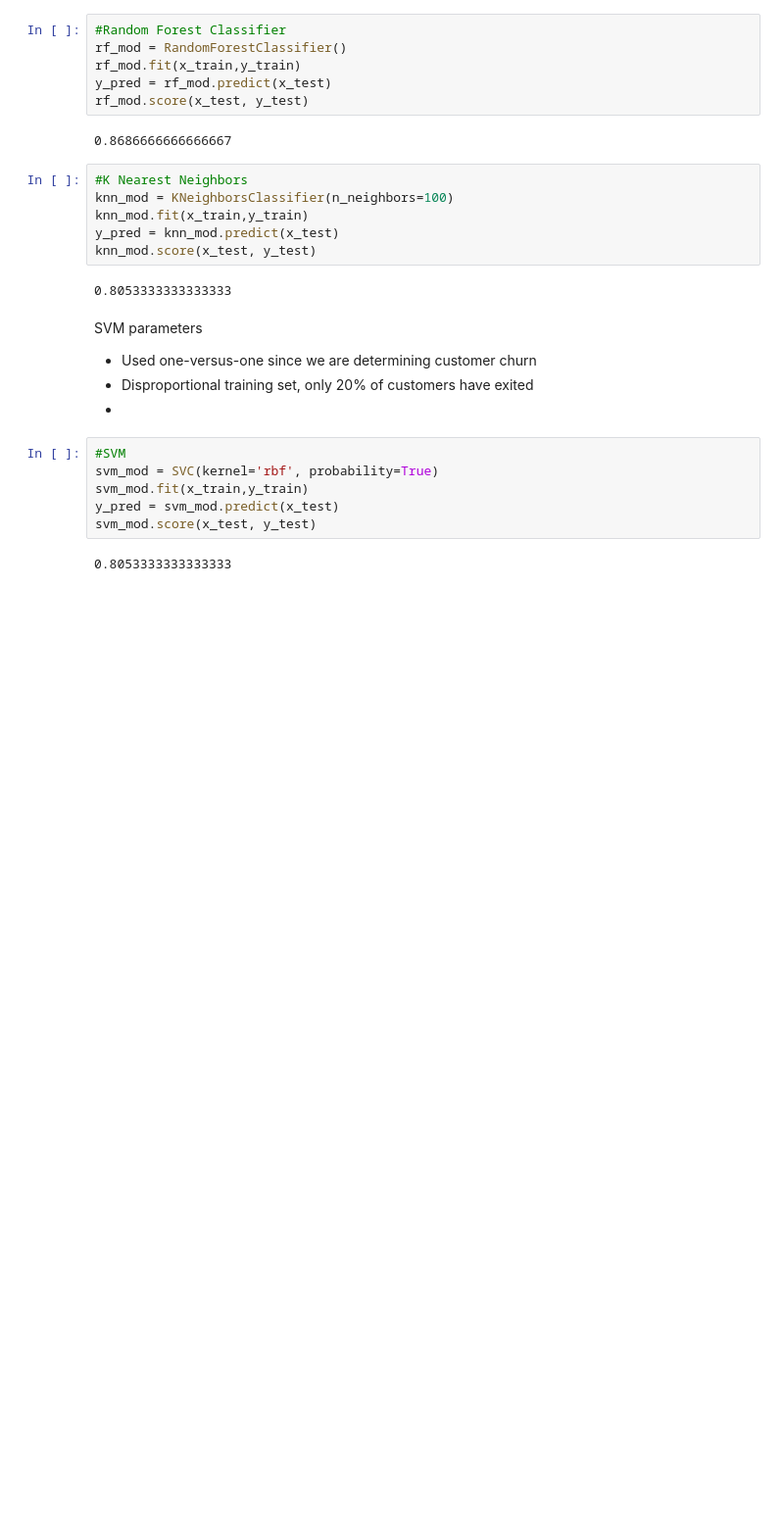
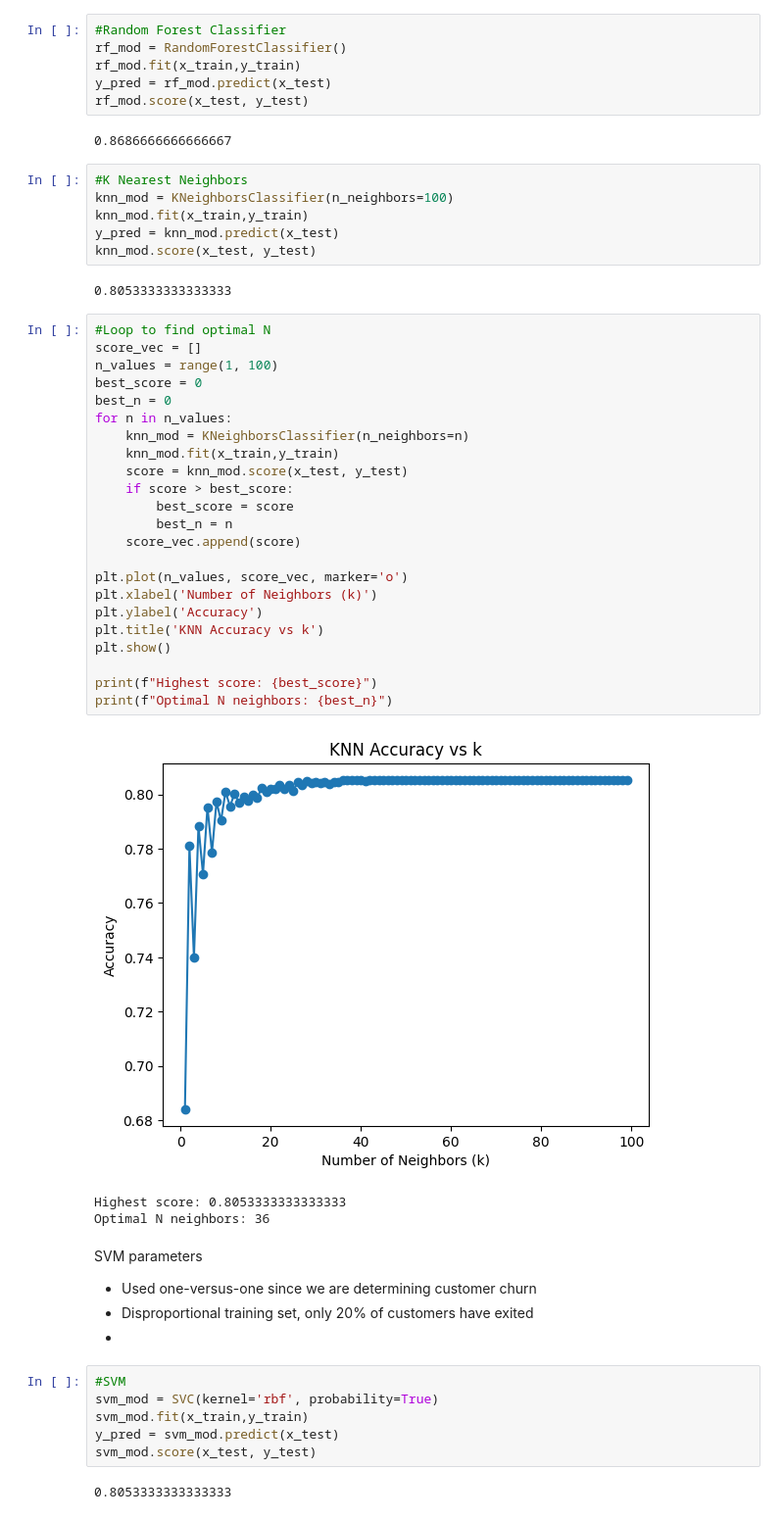
Before and after one commit to homeusa88/Python-Projects, a Jupyter notebook: Bank Customer Churn Project/BankCustomerChurn.ipynb, the cells around one changed output. Shown at 98% size. Saved outputs shown, nothing was run; the diff lists cells and outputs as text; blank space fills up the shorter version.

Commit message:
added more models, implemented loop for optimal knn

```diff
--- a/Bank Customer Churn Project/BankCustomerChurn.ipynb
+++ b/Bank Customer Churn Project/BankCustomerChurn.ipynb
@@ -102,6 +103,33 @@ y_pred = knn_mod.predict(x_test)
 knn_mod.score(x_test, y_test)
 # %% [output]
 0.8053333333333333
+# %%
+#Loop to find optimal N
+score_vec = []
+n_values = range(1, 100)
+best_score = 0
+best_n = 0
+for n in n_values:
+    knn_mod = KNeighborsClassifier(n_neighbors=n)
+    knn_mod.fit(x_train,y_train)
+    score = knn_mod.score(x_test, y_test)
+    if score > best_score:
+        best_score = score
+        best_n = n
+    score_vec.append(score)
+
+plt.plot(n_values, score_vec, marker='o')
+plt.xlabel('Number of Neighbors (k)')
+plt.ylabel('Accuracy')
+plt.title('KNN Accuracy vs k')
+plt.show()
+
+print(f"Highest score: {best_score}")
+print(f"Optimal N neighbors: {best_n}")
+# %% [output]
+[figure, added]
+Highest score: 0.8053333333333333
+Optimal N neighbors: 36
 # %% [markdown]
 SVM parameters
 - Used one-versus-one since we are determining customer churn
```
Also changed, not shown: parts of 1 cell of this notebook.
